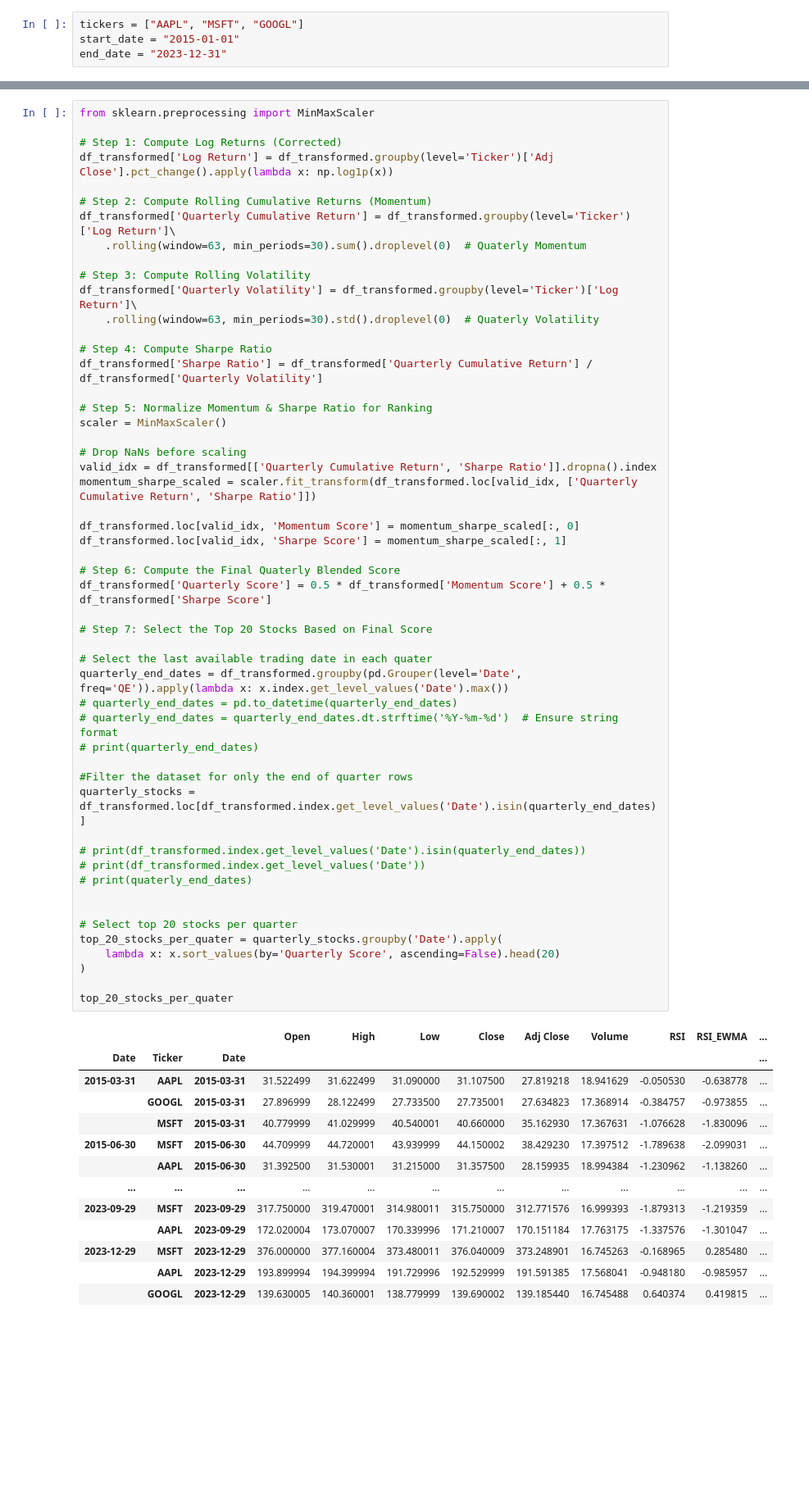
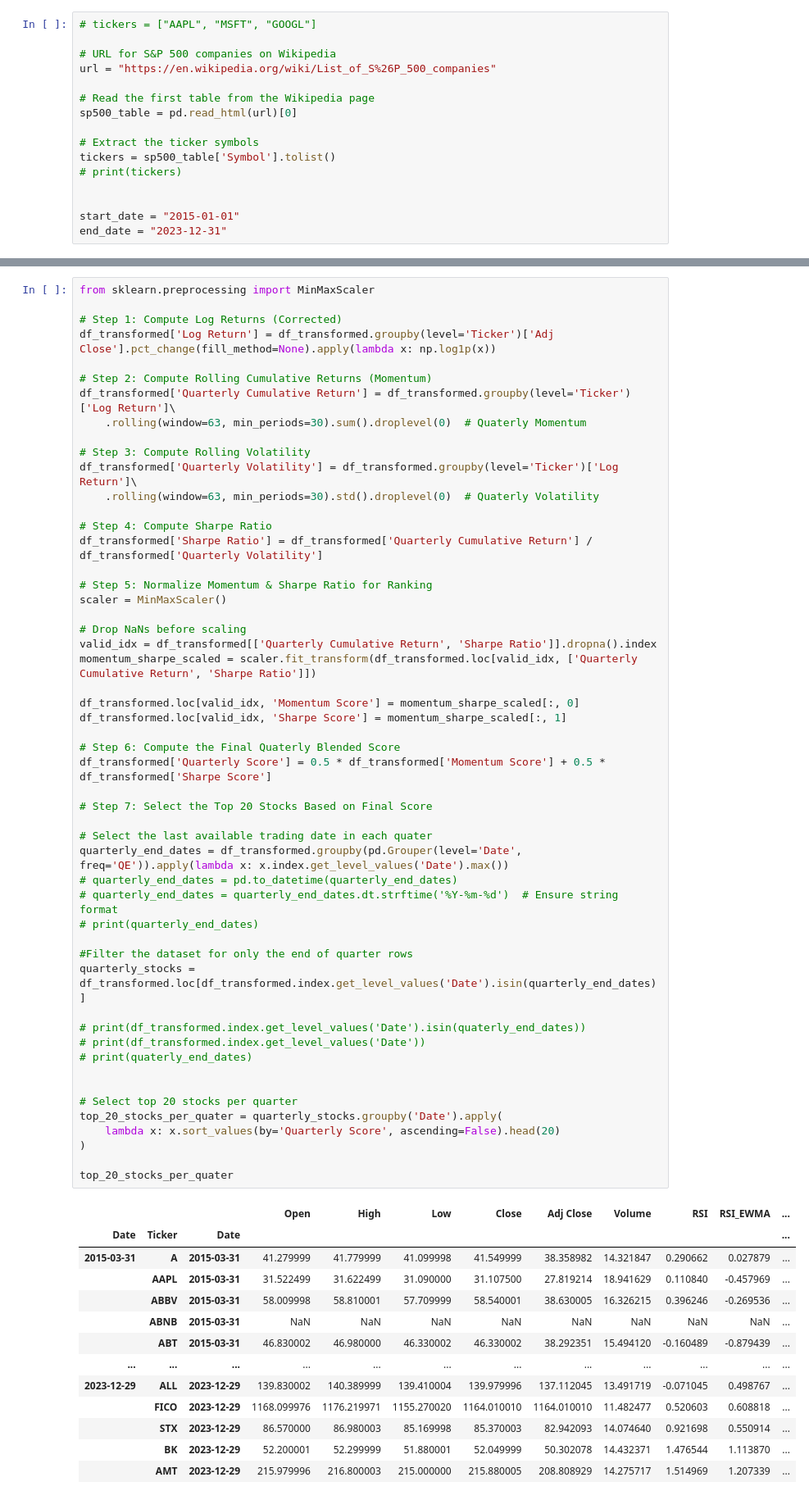
Before and after one commit to codyrosenzweig1/Quant_Trading_Basics_ML, a Jupyter notebook: Personal_Trading_Stratergy.ipynb, the cells around one changed output, grey strips where cells are left out. Shown at 82% size. Saved outputs shown, nothing was run; the diff lists cells and outputs as text; blank space fills up the shorter version.

```diff
--- a/Personal_Trading_Stratergy.ipynb
+++ b/Personal_Trading_Stratergy.ipynb
@@ -13,7 +13,19 @@ import pandas as pd
 import numpy as np
 import os
 # %%
-tickers = ["AAPL", "MSFT", "GOOGL"]
+# tickers = ["AAPL", "MSFT", "GOOGL"]
+
+# URL for S&P 500 companies on Wikipedia
+url = "https://en.wikipedia.org/wiki/List_of_S%26P_500_companies"
+
+# Read the first table from the Wikipedia page
+sp500_table = pd.read_html(url)[0]
+
+# Extract the ticker symbols
+tickers = sp500_table['Symbol'].tolist()
+# print(tickers)
+
+
 start_date = "2015-01-01"
 end_date = "2023-12-31"
 # %%
@@ -900,7 +918,7 @@ df_transformed.head()
 from sklearn.preprocessing import MinMaxScaler
 
 # Step 1: Compute Log Returns (Corrected)
-df_transformed['Log Return'] = df_transformed.groupby(level='Ticker')['Adj Close'].pct_change().apply(lambda x: np.log1p(x))
+df_transformed['Log Return'] = df_transformed.groupby(level='Ticker')['Adj Close'].pct_change(fill_method=None).apply(lambda x: np.log1p(x))
 
 # Step 2: Compute Rolling Cumulative Returns (Momentum)
 df_transformed['Quarterly Cumulative Return'] = df_transformed.groupby(level='Ticker')['Log Return']\
@@ -924,41 +942,41 @@ df_transformed.loc[valid_idx, 'Momentum Score'] = momentum_sharpe_scaled[:, 0]
 df_transformed.loc[valid_idx, 'Sharpe Score'] = momentum_sharpe_scaled[:, 1]
 
 # Step 6: Compute the Final Quaterly Blended Score
 df_transformed['Quarterly Score'] = 0.5 * df_transformed['Momentum Score'] + 0.5 * df_transformed['Sharpe Score']
 
 # Step 7: Select the Top 20 Stocks Based on Final Score
 
 # Select the last available trading date in each quater
 quarterly_end_dates = df_transformed.groupby(pd.Grouper(level='Date', freq='QE')).apply(lambda x: x.index.get_level_values('Date').max())
 # quarterly_end_dates = pd.to_datetime(quarterly_end_dates)
 # quarterly_end_dates = quarterly_end_dates.dt.strftime('%Y-%m-%d')  # Ensure string format
 # print(quarterly_end_dates)
 
 #Filter the dataset for only the end of quarter rows
 quarterly_stocks = df_transformed.loc[df_transformed.index.get_level_values('Date').isin(quarterly_end_dates)]
 
 # print(df_transformed.index.get_level_values('Date').isin(quaterly_end_dates))
 # print(df_transformed.index.get_level_values('Date'))
 # print(quaterly_end_dates)
 
 
 # Select top 20 stocks per quarter
 top_20_stocks_per_quater = quarterly_stocks.groupby('Date').apply(
     lambda x: x.sort_values(by='Quarterly Score', ascending=False).head(20)
 )
 
 top_20_stocks_per_quater
 # %% [output]
 |  |  |  | Open | High | Low | Close | Adj Close | Volume | RSI | RSI_EWMA | ... |
 | Date | Ticker | Date |  |  |  |  |  |  |  |  | ... |
-| 2015-03-31 | AAPL | 2015-03-31 | 31.522499 | 31.622499 | 31.090000 | 31.107500 | 27.819218 | 18.941629 | -0.050530 | -0.638778 | ... |
-|  | GOOGL | 2015-03-31 | 27.896999 | 28.122499 | 27.733500 | 27.735001 | 27.634823 | 17.368914 | -0.384757 | -0.973855 | ... |
-|  | MSFT | 2015-03-31 | 40.779999 | 41.029999 | 40.540001 | 40.660000 | 35.162930 | 17.367631 | -1.076628 | -1.830096 | ... |
-| 2015-06-30 | MSFT | 2015-06-30 | 44.709999 | 44.720001 | 43.939999 | 44.150002 | 38.429230 | 17.397512 | -1.789638 | -2.099031 | ... |
-|  | AAPL | 2015-06-30 | 31.392500 | 31.530001 | 31.215000 | 31.357500 | 28.159935 | 18.994384 | -1.230962 | -1.138260 | ... |
+| 2015-03-31 | A | 2015-03-31 | 41.279999 | 41.779999 | 41.099998 | 41.549999 | 38.358982 | 14.321847 | 0.290662 | 0.027879 | ... |
+|  | AAPL | 2015-03-31 | 31.522499 | 31.622499 | 31.090000 | 31.107500 | 27.819214 | 18.941629 | 0.110840 | -0.457969 | ... |
+|  | ABBV | 2015-03-31 | 58.009998 | 58.810001 | 57.709999 | 58.540001 | 38.630005 | 16.326215 | 0.396246 | -0.269536 | ... |
+|  | ABNB | 2015-03-31 | NaN | NaN | NaN | NaN | NaN | NaN | NaN | NaN | ... |
+|  | ABT | 2015-03-31 | 46.830002 | 46.980000 | 46.330002 | 46.330002 | 38.292351 | 15.494120 | -0.160489 | -0.879439 | ... |
 | ... | ... | ... | ... | ... | ... | ... | ... | ... | ... | ... | ... |
-| 2023-09-29 | MSFT | 2023-09-29 | 317.750000 | 319.470001 | 314.980011 | 315.750000 | 312.771576 | 16.999393 | -1.879313 | -1.219359 | ... |
-|  | AAPL | 2023-09-29 | 172.020004 | 173.070007 | 170.339996 | 171.210007 | 170.151184 | 17.763175 | -1.337576 | -1.301047 | ... |
-| 2023-12-29 | MSFT | 2023-12-29 | 376.000000 | 377.160004 | 373.480011 | 376.040009 | 373.248901 | 16.745263 | -0.168965 | 0.285480 | ... |
-|  | AAPL | 2023-12-29 | 193.899994 | 194.399994 | 191.729996 | 192.529999 | 191.591385 | 17.568041 | -0.948180 | -0.985957 | ... |
-|  | GOOGL | 2023-12-29 | 139.630005 | 140.360001 | 138.779999 | 139.690002 | 139.185440 | 16.745488 | 0.640374 | 0.419815 | ... |
+| 2023-12-29 | ALL | 2023-12-29 | 139.830002 | 140.389999 | 139.410004 | 139.979996 | 137.112045 | 13.491719 | -0.071045 | 0.498767 | ... |
+|  | FICO | 2023-12-29 | 1168.099976 | 1176.219971 | 1155.270020 | 1164.010010 | 1164.010010 | 11.482477 | 0.520603 | 0.608818 | ... |
+|  | STX | 2023-12-29 | 86.570000 | 86.980003 | 85.169998 | 85.370003 | 82.942093 | 14.074640 | 0.921698 | 0.550914 | ... |
+|  | BK | 2023-12-29 | 52.200001 | 52.299999 | 51.880001 | 52.049999 | 50.302078 | 14.432371 | 1.476544 | 1.113870 | ... |
+|  | AMT | 2023-12-29 | 215.979996 | 216.800003 | 215.000000 | 215.880005 | 208.808929 | 14.275717 | 1.514969 | 1.207339 | ... |
```
Also changed, not shown: parts of 18 cells of this notebook.
